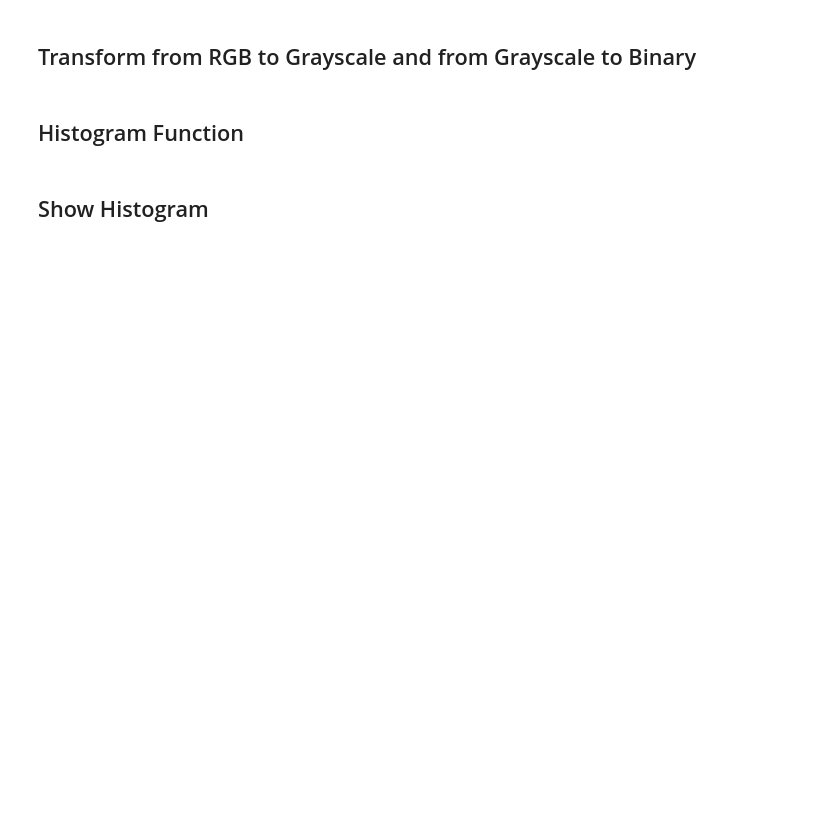
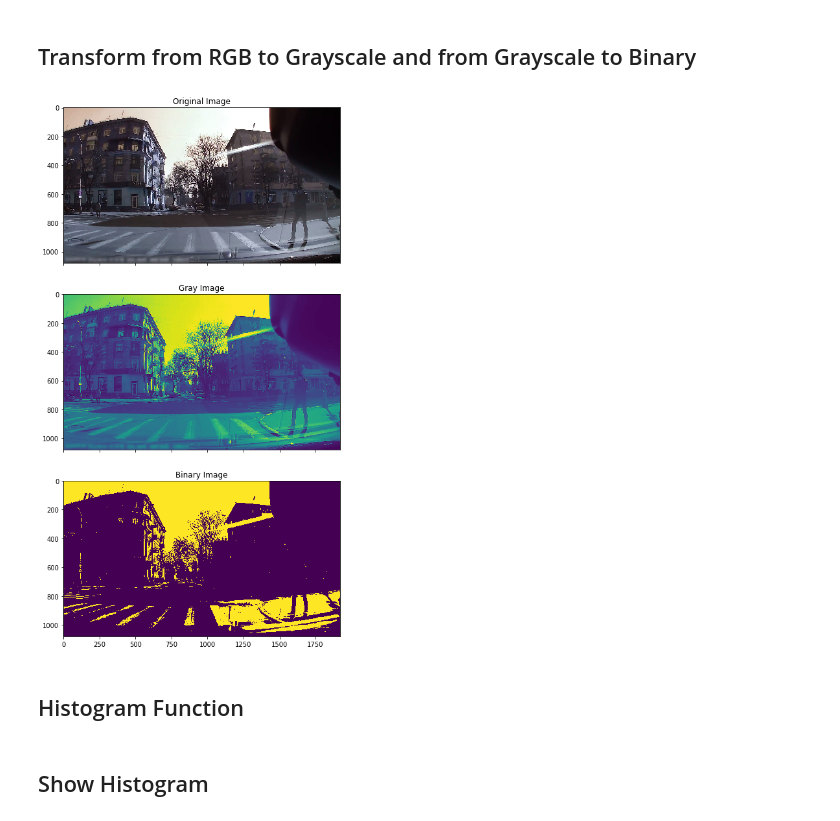
Before and after one commit to mohamed244134/Shotgun_Robot_Using_Image_Processing_Techniques, a Jupyter notebook: Intensity Level Transformation.ipynb, the cells around one changed output. Saved outputs shown, nothing was run; the diff lists cells and outputs as text; code cells hidden in the pictures; blank space fills up the shorter version.

```diff
--- a/Intensity Level Transformation.ipynb
+++ b/Intensity Level Transformation.ipynb
@@ -21,14 +39,28 @@ import cv2
 # %%
 ## transform the RGB image to grayscale image ##
 ##... CODE HERE ...##
-
+img_gray=cv2.cvtColor(image_1, cv2.COLOR_RGB2GRAY)
 ## transform the grayscale image to binary image with two different threshold values ##
 ##... CODE HERE ...##
+(thresh, img2_bw) = cv2.threshold(img_gray, 127, 255, cv2.THRESH_BINARY)
+
+# (thresh, img1_bw) = cv2.threshold(img_gray, 90, 240, cv2.THRESH_BINARY) # Second one
 
 ## show the RGB, grayscale and binary image ##
 ##... CODE HERE ...##
-
+fig, axs = plt.subplots(3, figsize = (15,15),sharex=True, sharey=True)
+# fig.suptitle('Sharing both axes')
+axs[0].imshow(image_1);
+axs[0].set_title("Original Image");
+axs[1].imshow(img_gray);
+axs[1].set_title("Gray Image");
+axs[2].imshow(img2_bw);
+axs[2].set_title("Binary Image");
 ## save the grayscale and binary images ##
 ##... CODE HERE ...##
+cv2.imwrite("Gray.png",img_gray);
+cv2.imwrite("Binary.png",img2_bw);
+# %% [output]
+[figure, added]
 # %% [markdown]
 ## Histogram Function
```
Also changed, not shown: parts of 15 cells of this notebook, 15 other files.
